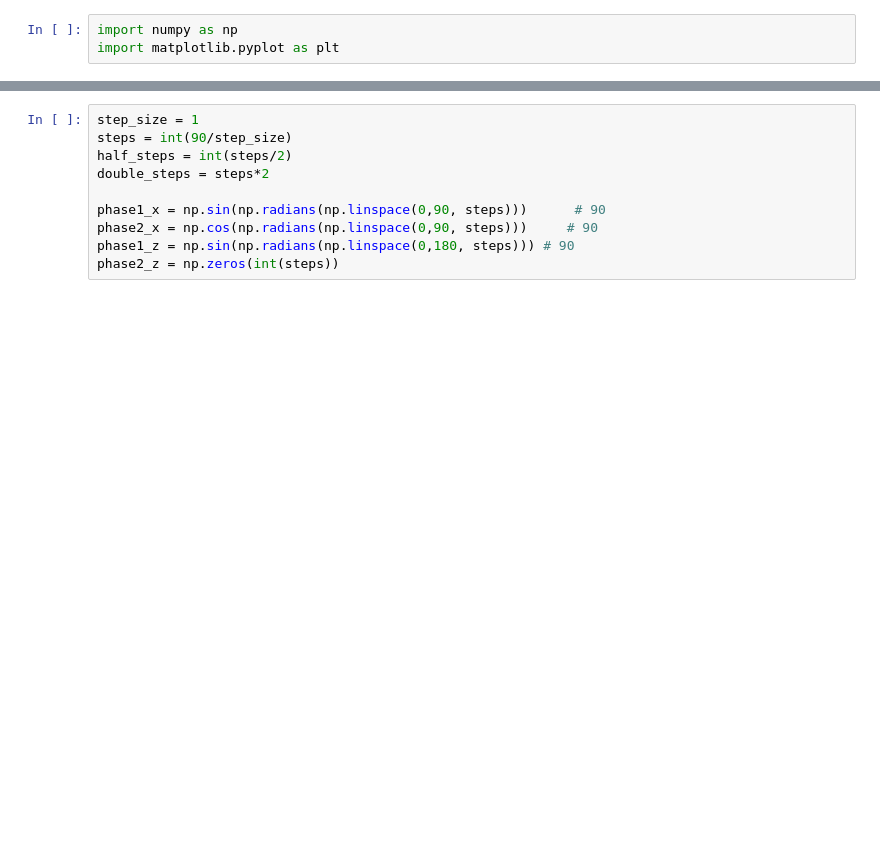
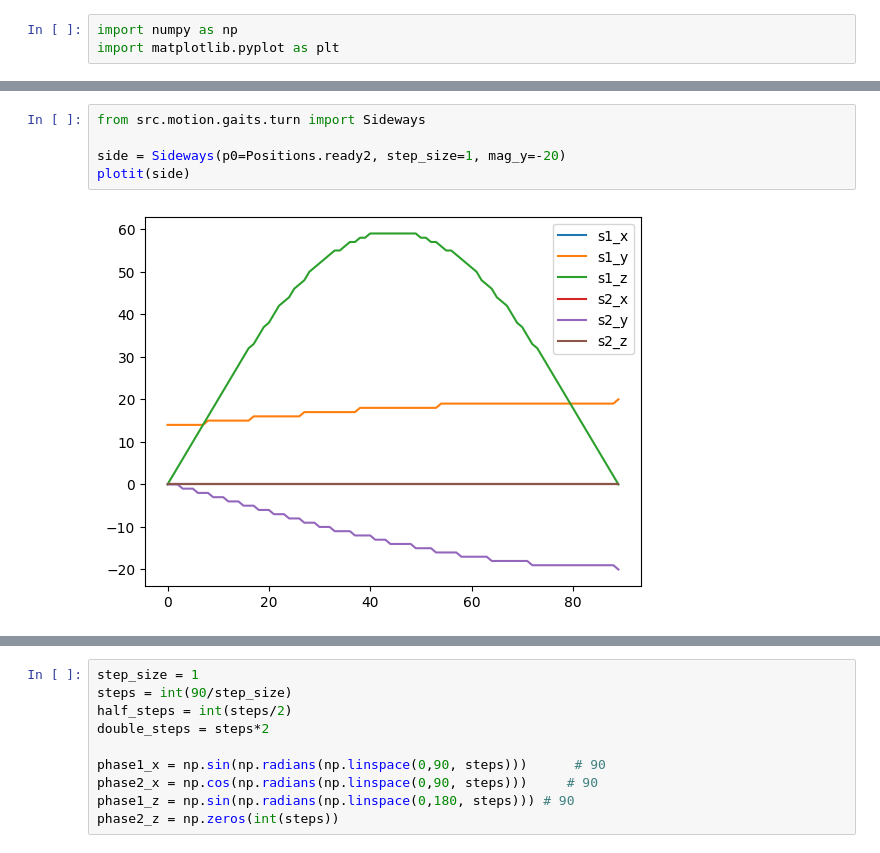
Before and after one commit to kevywilly/vega, a Jupyter notebook: notebooks/steps.ipynb, the cells around one changed output, grey strips where cells are left out. Cells and saved outputs as stored; diff of their text form; blank space fills up the shorter version.

```diff
--- a/notebooks/steps.ipynb
+++ b/notebooks/steps.ipynb
@@ -23,3 +18,10 @@ plt.show()
+# %%
+from src.motion.gaits.turn import Sideways
+
+side = Sideways(p0=Positions.ready2, step_size=1, mag_y=-20)
+plotit(side)
+# %% [output]
+[figure, added]
 # %%
 for position in trot.step_generator():
     print(position)
```
Also changed, not shown: parts of 6 cells of this notebook, 6 other files.
